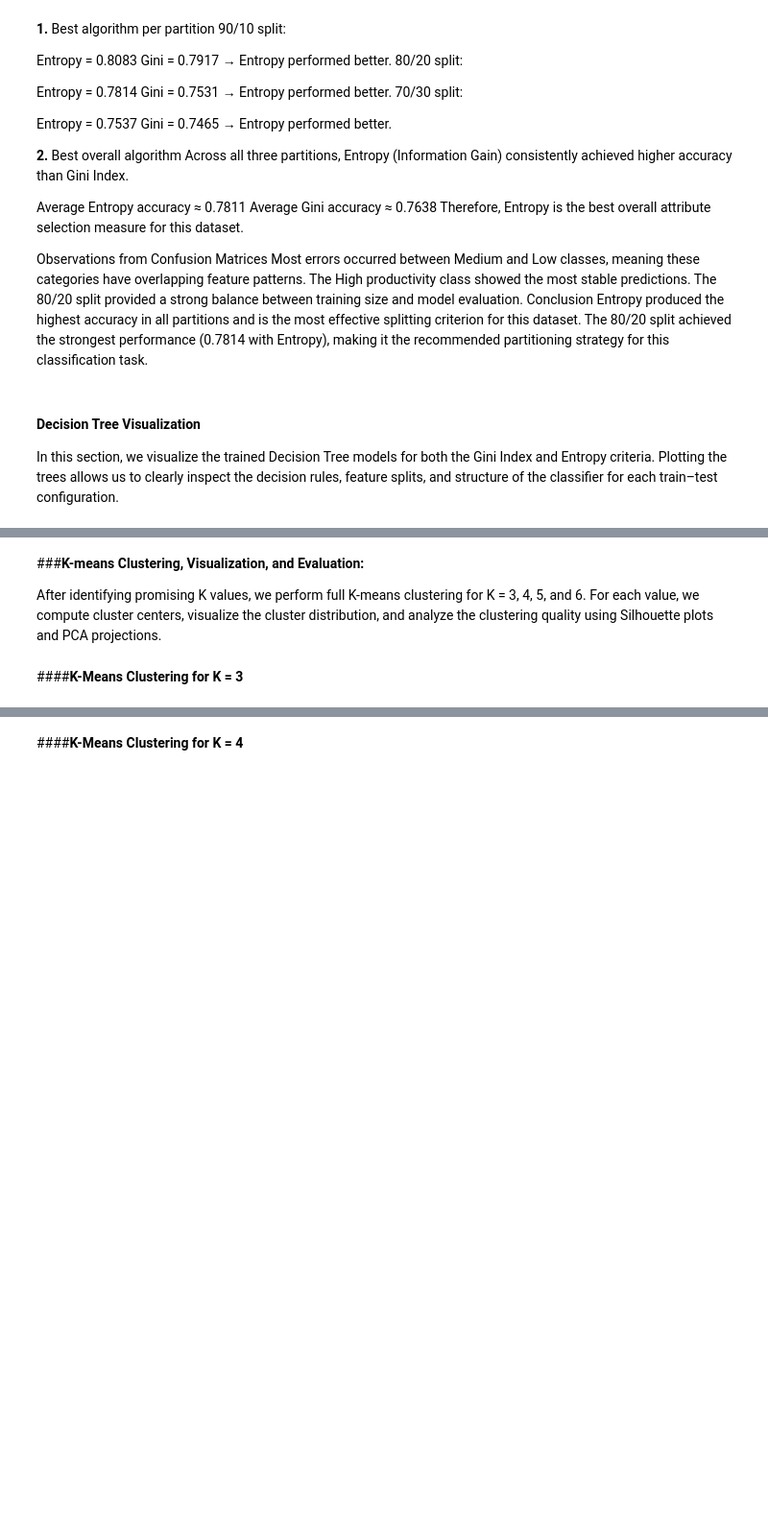
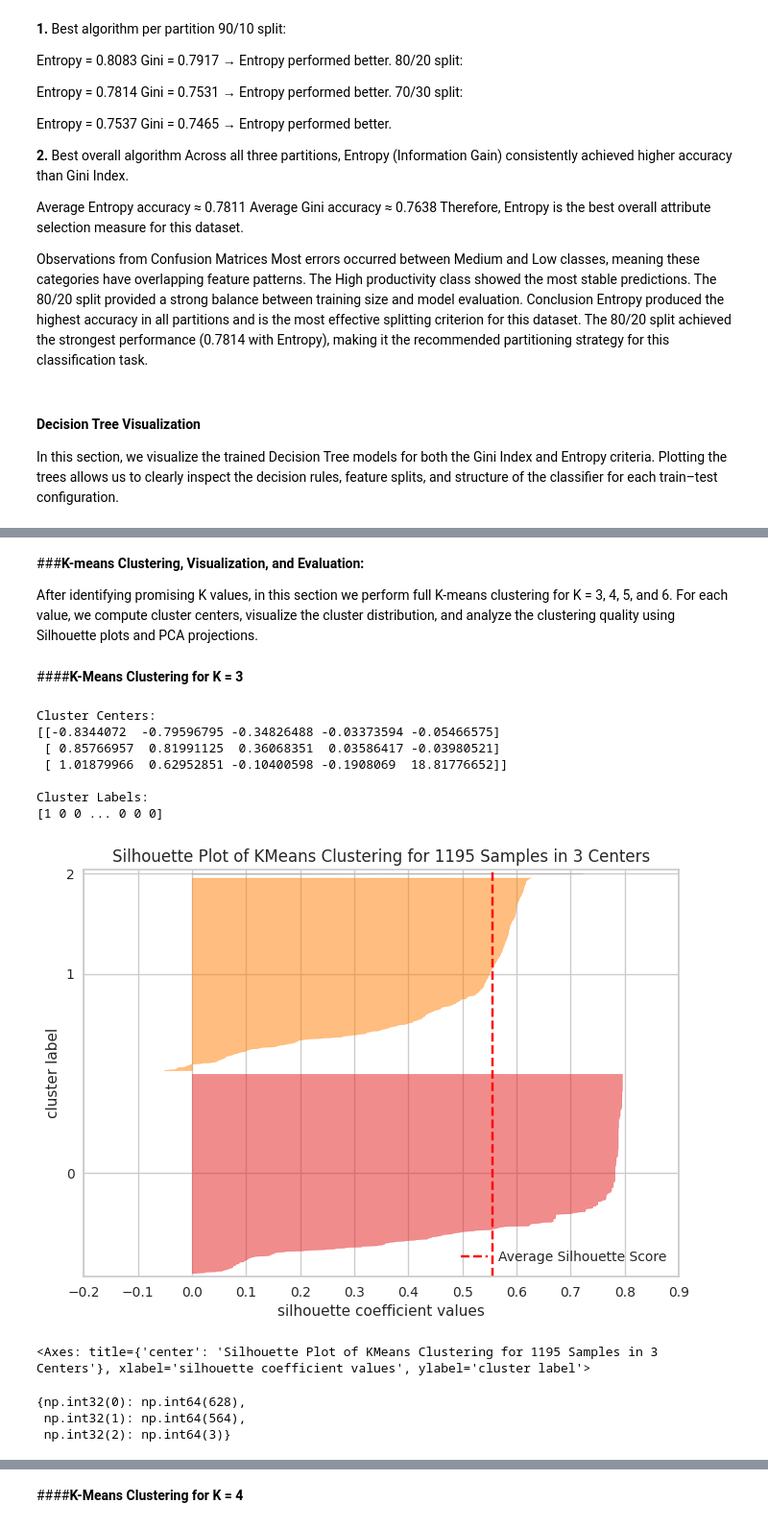
Before and after one commit to Falhebshi/Data-Mining, a Jupyter notebook: Phase3.ipynb, the cells around one changed output, grey strips where cells are left out. Shown at 96% size. Cells and saved outputs as stored; diff of their text form; code cells hidden in the pictures; blank space fills up the shorter version.

```diff
--- a/Phase3.ipynb
+++ b/Phase3.ipynb
@@ -1192,30 +1208,48 @@ plt.show()
 # %% [markdown]
 ###**K-means Clustering, Visualization, and Evaluation:**
 
-After identifying promising K values, we perform full K-means clustering for K = 3, 4, 5, and 6. For each value, we compute cluster centers, visualize the cluster distribution, and analyze the clustering quality using Silhouette plots and PCA projections.
+After identifying promising K values, in this section we perform full K-means clustering for K = 3, 4, 5, and 6. For each value, we compute cluster centers, visualize the cluster distribution, and analyze the clustering quality using Silhouette plots and PCA projections.
 # %% [markdown]
 ####**K-Means Clustering for K = 3**
 # %%
 
 import numpy as np
 from sklearn.cluster import KMeans
 import matplotlib.pyplot as plt
 from yellowbrick.cluster import SilhouetteVisualizer
 
 
 
 np.random.seed(4500)
 
-kmeans = KMeans(n_clusters=3, random_state=4500, n_init=10)
+kmeans = KMeans(n_clusters=3, random_state=4500, n_init='auto')
 kmeans_result = kmeans.fit(df_scaled)
 
 
 print("Cluster Centers:")
 print(kmeans_result.cluster_centers_)
 print("\nCluster Labels:")
 print(kmeans_result.labels_)
 
 visualizer = SilhouetteVisualizer(kmeans, color='yellowbrick')
 
 visualizer.fit(df_scaled)
 visualizer.show()
+# %% [output]
+Cluster Centers:
+[[-0.8344072  -0.79596795 -0.34826488 -0.03373594 -0.05466575]
+ [ 0.85766957  0.81991125  0.36068351  0.03586417 -0.03980521]
+ [ 1.01879966  0.62952851 -0.10400598 -0.1908069  18.81776652]]
+
+Cluster Labels:
+[1 0 0 ... 0 0 0]
+[figure, added]
+<Axes: title={'center': 'Silhouette Plot of KMeans Clustering for 1195 Samples in 3 Centers'}, xlabel='silhouette coefficient values', ylabel='cluster label'>
+# %%
+import numpy as np
+unique, counts = np.unique(kmeans.labels_, return_counts=True)
+dict(zip(unique, counts))
+# %% [output]
+{np.int32(0): np.int64(628),
+ np.int32(1): np.int64(564),
+ np.int32(2): np.int64(3)}
```
Also changed, not shown: parts of 28 cells of this notebook.
